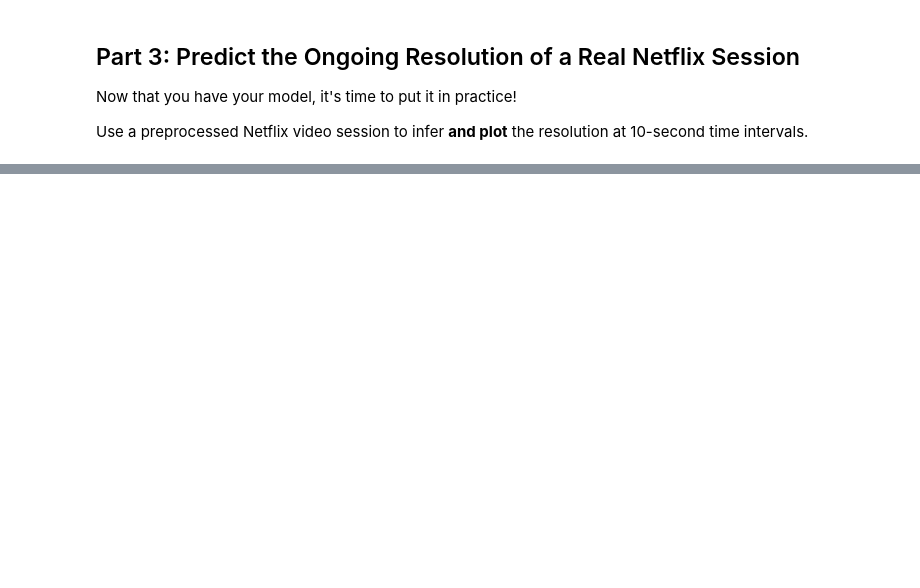
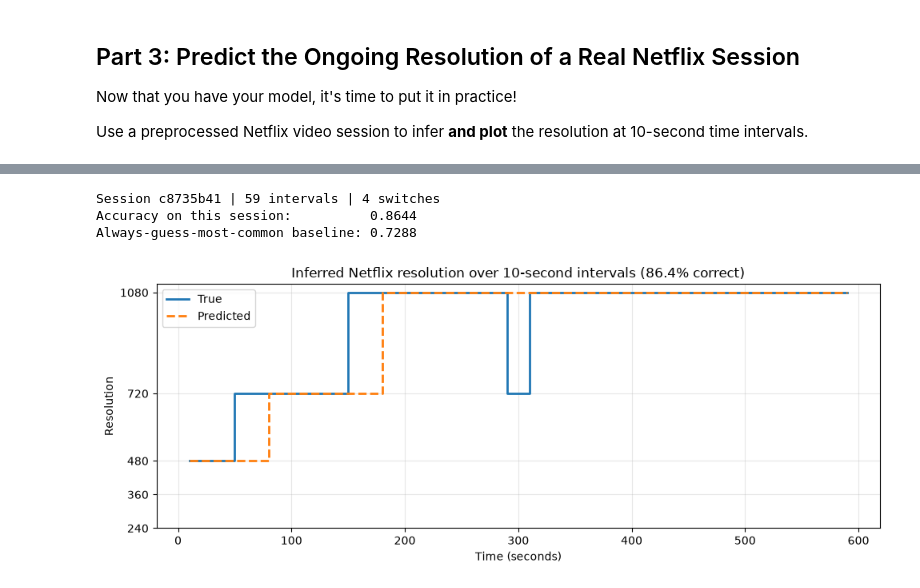
Before and after one commit to clarissecheung/ml-systems, a Jupyter notebook: docs/assignments/1-Video-Quality-Inference.ipynb, the cells around one changed output, grey strips where cells are left out. Saved outputs shown, nothing was run; the diff lists cells and outputs as text; code cells hidden in the pictures; blank space fills up the shorter version.

```diff
--- a/docs/assignments/1-Video-Quality-Inference.ipynb
+++ b/docs/assignments/1-Video-Quality-Inference.ipynb
@@ -276,0 +435,16 @@ Use a preprocessed Netflix video session to infer **and plot** the resolution at
+# %%
+from sklearn.model_selection import GroupShuffleSplit
+
+# Split by session, not by row, so whole sessions land entirely in train or test.
+train_idx, held_idx = next(
+    GroupShuffleSplit(n_splits=1, test_size=0.2, random_state=42)
+    .split(X, y, groups=video_df["session_id"]))
+
+session_rf = RandomForestClassifier(**grid_search.best_params_, random_state=42, n_jobs=-1)
+session_rf.fit(X.iloc[train_idx], y.iloc[train_idx])
+
+held = video_df.iloc[held_idx]
+print(f"Trained on {video_df['session_id'].iloc[train_idx].nunique()} sessions; "
+      f"{held['session_id'].nunique()} sessions held out entirely.")
+print(f"Accuracy across all held-out sessions: "
+      f"{session_rf.score(X.iloc[held_idx], y.iloc[held_idx]):.4f}")
@@ -276,0 +486,29 @@ Use a preprocessed Netflix video session to infer **and plot** the resolution at
+# %%
+y_true = session["resolution"].astype(int).to_numpy()
+y_pred = session_rf.predict(session[X.columns]).astype(int)
+t = session["relative_timestamp"].to_numpy()
+
+acc = (y_pred == y_true).mean()
+baseline = pd.Series(y_true).value_counts(normalize=True).iloc[0]
+
+print(f"Session {sid[:8]} | {len(session)} intervals | "
+      f"{n_switches(session['resolution'])} switches")
+print(f"Accuracy on this session:          {acc:.4f}")
+print(f"Always-guess-most-common baseline: {baseline:.4f}")
+
+plt.figure(figsize=(10, 4))
+plt.step(t, y_true, where="post", label="True", linewidth=2)
+plt.step(t, y_pred, where="post", label="Predicted", linewidth=2, linestyle="--")
+plt.yticks([240, 360, 480, 720, 1080])
+plt.xlabel("Time (seconds)")
+plt.ylabel("Resolution")
+plt.title(f"Inferred Netflix resolution over 10-second intervals ({acc:.1%} correct)")
+plt.legend()
+plt.grid(True, alpha=0.3)
+plt.tight_layout()
+plt.show()
+# %% [output]
+Session c8735b41 | 59 intervals | 4 switches
+Accuracy on this session:          0.8644
+Always-guess-most-common baseline: 0.7288
+[figure, added]
```
Also changed, not shown: parts of 12 cells of this notebook.
